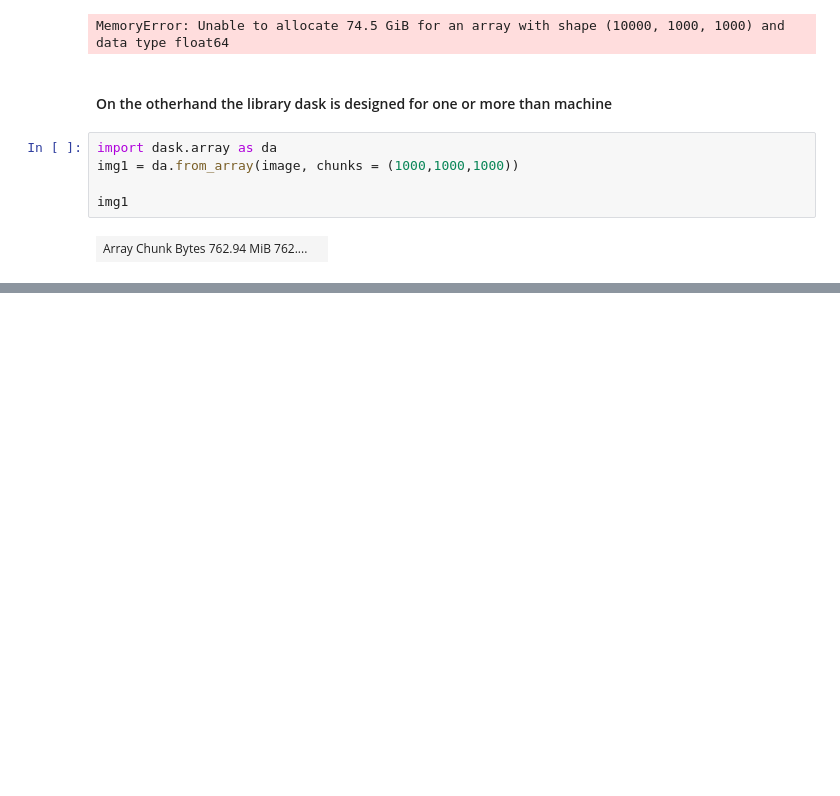
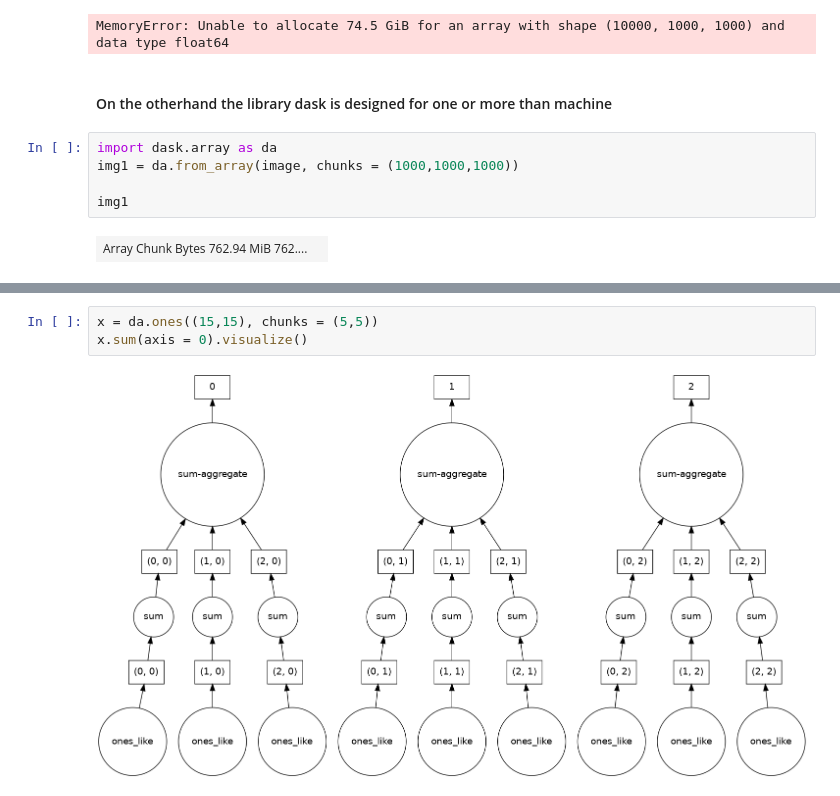
Before and after one commit to anupghosh-git/dask-work, a Jupyter notebook: dask-intro.ipynb, the cells around one changed output, grey strips where cells are left out. Drawn from its saved outputs; the diff is of its cells as text; blank space fills up the shorter version.

```diff
--- a/dask-intro.ipynb
+++ b/dask-intro.ipynb
@@ -43,0 +60,5 @@ img1
+# %%
+x = da.ones((15,15), chunks = (5,5))
+x.sum(axis = 0).visualize()
+# %% [output]
+[figure, added]
```
Also changed, not shown: parts of 4 cells of this notebook.
